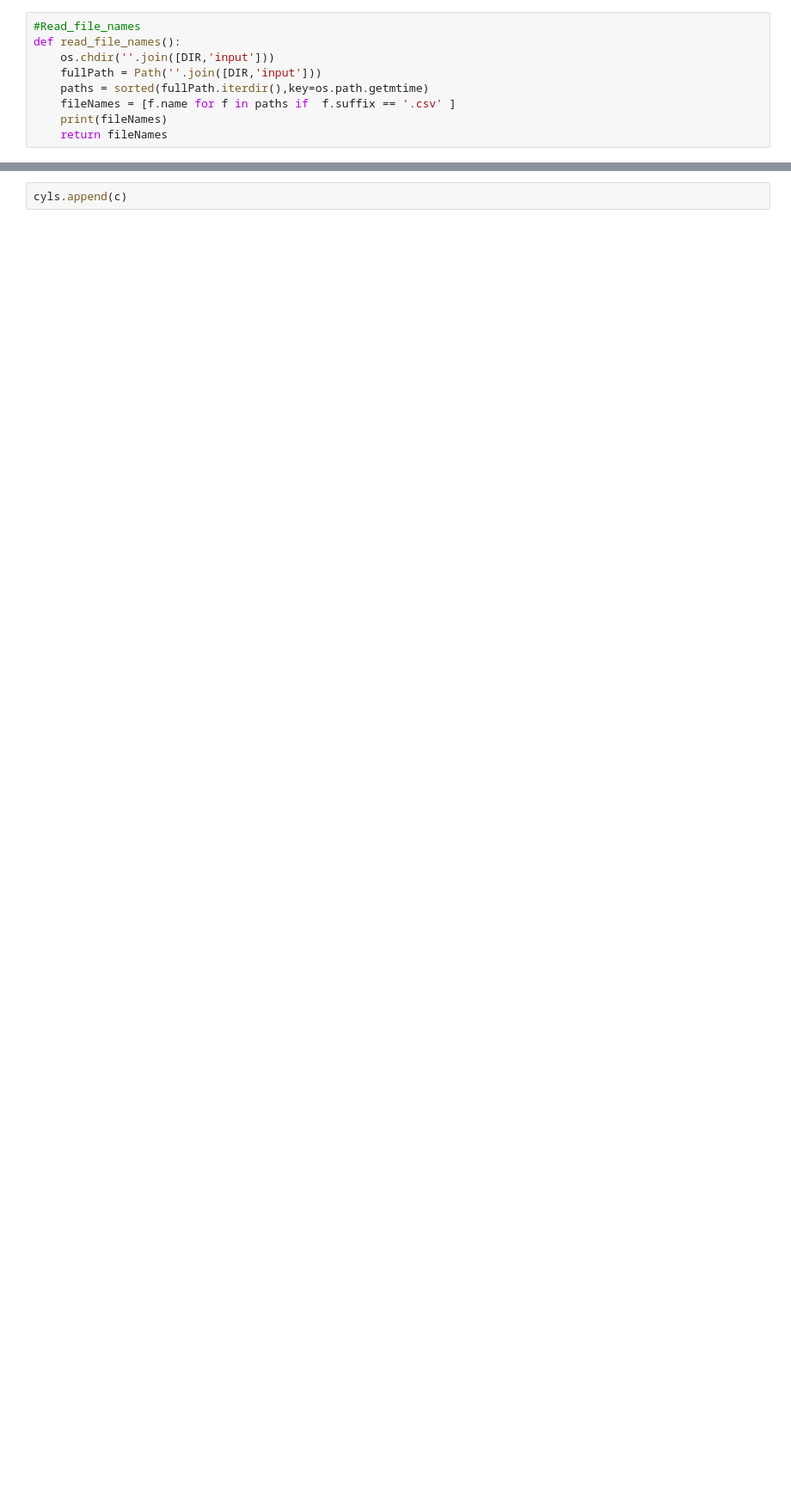
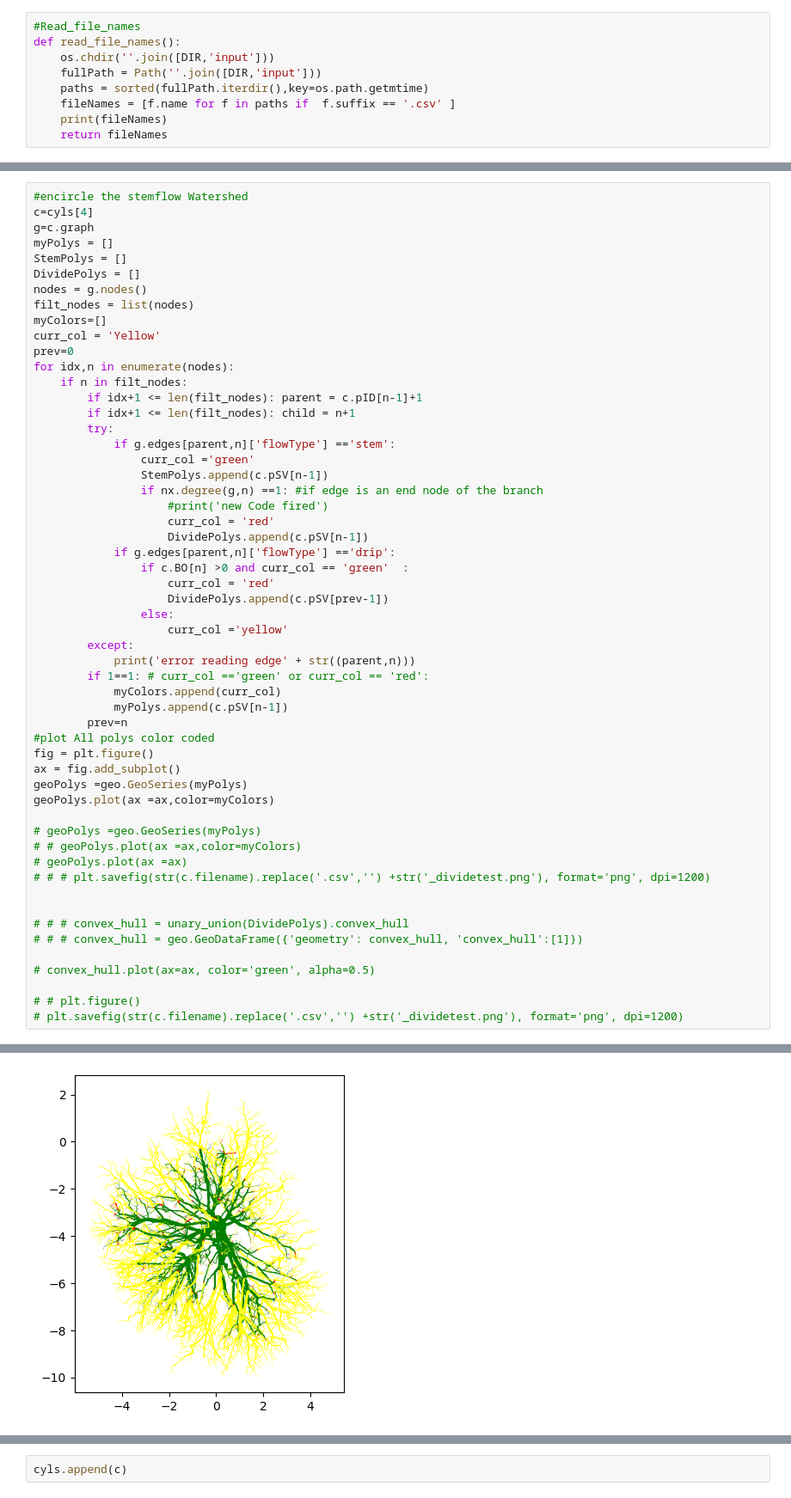
Before and after one commit to wischmcj/cylinders, a Jupyter notebook: cylinders/cli.ipynb, the cells around one changed output, grey strips where cells are left out. Shown at 86% size. Saved outputs shown, nothing was run; the diff lists cells and outputs as text; blank space fills up the shorter version.

```diff
--- a/cylinders/cli.ipynb
+++ b/cylinders/cli.ipynb
@@ -1073,0 +1124,56 @@ class CylinderCollection:
+# %%
+#encircle the stemflow Watershed
+c=cyls[4]
+g=c.graph
+myPolys = []
+StemPolys = []
+DividePolys = []
+nodes = g.nodes()
+filt_nodes = list(nodes)
+myColors=[]
+curr_col = 'Yellow'
+prev=0
+for idx,n in enumerate(nodes):
+    if n in filt_nodes:
+        if idx+1 <= len(filt_nodes): parent = c.pID[n-1]+1
+        if idx+1 <= len(filt_nodes): child = n+1
+        try:
+            if g.edges[parent,n]['flowType'] =='stem':
+                curr_col ='green'
+                StemPolys.append(c.pSV[n-1])
+                if nx.degree(g,n) ==1: #if edge is an end node of the branch
+                    #print('new Code fired')
+                    curr_col = 'red'
+                    DividePolys.append(c.pSV[n-1])
+            if g.edges[parent,n]['flowType'] =='drip':
+                if c.BO[n] >0 and curr_col == 'green'  :
+                    curr_col = 'red'
+                    DividePolys.append(c.pSV[prev-1])
+                else:
+                    curr_col ='yellow'
+        except:
+            print('error reading edge' + str((parent,n)))
+        if 1==1: # curr_col =='green' or curr_col == 'red':
+            myColors.append(curr_col)
+            myPolys.append(c.pSV[n-1])
+        prev=n
+#plot All polys color coded
+fig = plt.figure()
+ax = fig.add_subplot()
+geoPolys =geo.GeoSeries(myPolys)
+geoPolys.plot(ax =ax,color=myColors)
+
+# geoPolys =geo.GeoSeries(myPolys)
+# # geoPolys.plot(ax =ax,color=myColors)
+# geoPolys.plot(ax =ax)
+# # # plt.savefig(str(c.filename).replace('.csv','') +str('_dividetest.png'), format='png', dpi=1200)
+
+
+# # # convex_hull = unary_union(DividePolys).convex_hull
+# # # convex_hull = geo.GeoDataFrame({'geometry': convex_hull, 'convex_hull':[1]})
+
+# convex_hull.plot(ax=ax, color='green', alpha=0.5)
+
+# # plt.figure()
+# plt.savefig(str(c.filename).replace('.csv','') +str('_dividetest.png'), format='png', dpi=1200)
+# %% [output]
@@ -1073,0 +1182 @@ class CylinderCollection:
+[figure, added]
```
Also changed, not shown: parts of 13 cells of this notebook.
